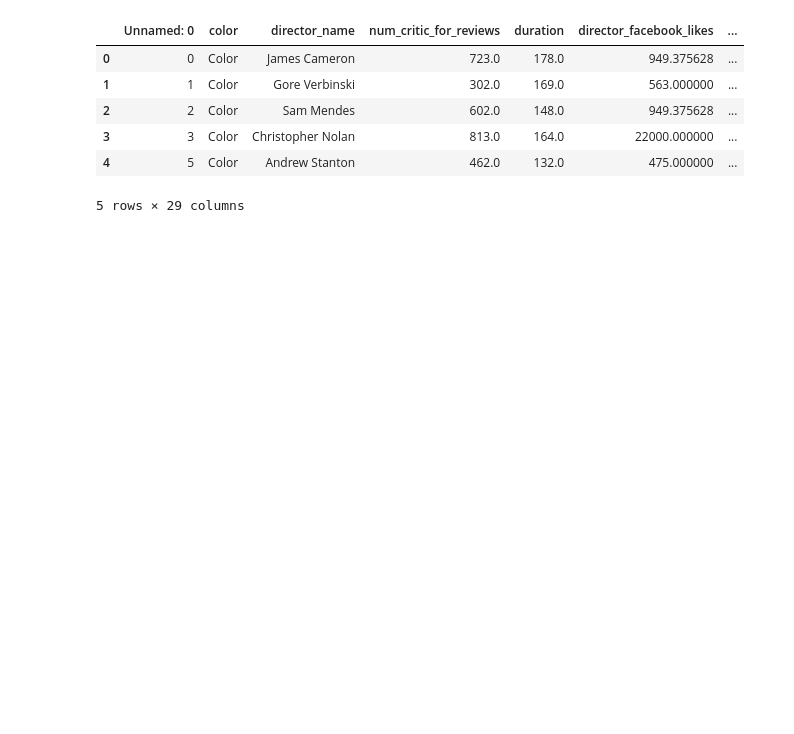
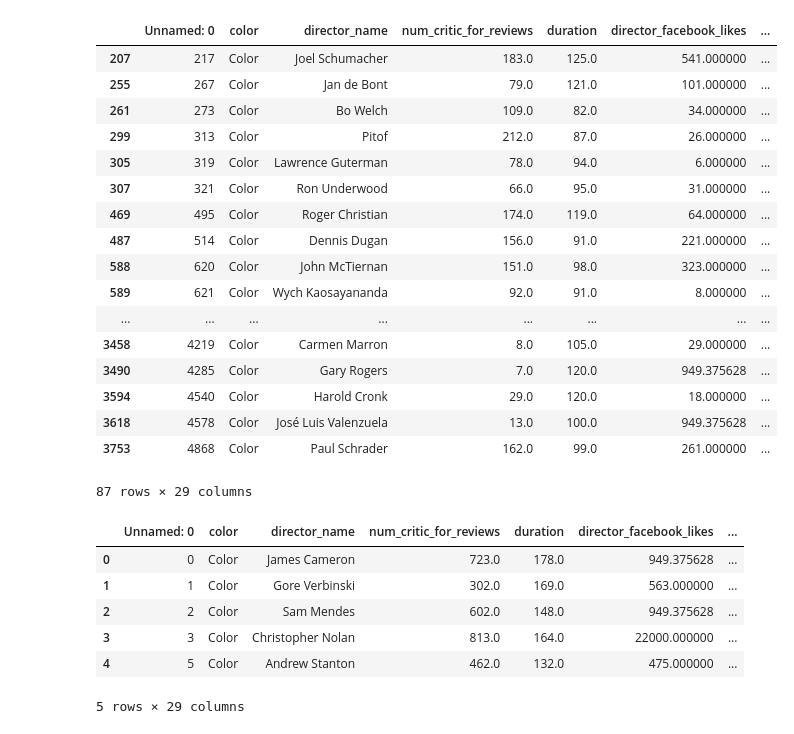
Before and after one commit to kuldeepemol/project-3, a Jupyter notebook: machine_learning.ipynb, the cells around one changed output. Cells and saved outputs as stored; diff of their text form; code cells hidden in the pictures; blank space fills up the shorter version.

```diff
--- a/machine_learning.ipynb
+++ b/machine_learning.ipynb
@@ -4,6 +4,27 @@ import matplotlib.pyplot as plt
 from sklearn.externals import joblib
 # %%
 mov_df = pd.read_csv("Resources/cleaned_data.csv")
+# %%
+mov_df.loc[mov_df['imdb_score']<4]
+# %% [output]
+|  | Unnamed: 0 | color | director_name | num_critic_for_reviews | duration | director_facebook_likes | ... |
+| 207 | 217 | Color | Joel Schumacher | 183.0 | 125.0 | 541.000000 | ... |
+| 255 | 267 | Color | Jan de Bont | 79.0 | 121.0 | 101.000000 | ... |
+| 261 | 273 | Color | Bo Welch | 109.0 | 82.0 | 34.000000 | ... |
+| 299 | 313 | Color | Pitof | 212.0 | 87.0 | 26.000000 | ... |
+| 305 | 319 | Color | Lawrence Guterman | 78.0 | 94.0 | 6.000000 | ... |
+| 307 | 321 | Color | Ron Underwood | 66.0 | 95.0 | 31.000000 | ... |
+| 469 | 495 | Color | Roger Christian | 174.0 | 119.0 | 64.000000 | ... |
+| 487 | 514 | Color | Dennis Dugan | 156.0 | 91.0 | 221.000000 | ... |
+| 588 | 620 | Color | John McTiernan | 151.0 | 98.0 | 323.000000 | ... |
+| 589 | 621 | Color | Wych Kaosayananda | 92.0 | 91.0 | 8.000000 | ... |
+| ... | ... | ... | ... | ... | ... | ... | ... |
+| 3458 | 4219 | Color | Carmen Marron | 8.0 | 105.0 | 29.000000 | ... |
+| 3490 | 4285 | Color | Gary Rogers | 7.0 | 120.0 | 949.375628 | ... |
+| 3594 | 4540 | Color | Harold Cronk | 29.0 | 120.0 | 18.000000 | ... |
+| 3618 | 4578 | Color | José Luis Valenzuela | 13.0 | 100.0 | 949.375628 | ... |
+| 3753 | 4868 | Color | Paul Schrader | 162.0 | 99.0 | 261.000000 | ... |
+87 rows × 29 columns
 # %%
 # Bin the score into 4 buckets: less than 4, 4~6, 6~8 and 8~10, which represents bad, OK, good and excellent respectively.
 bins = [0,4,6,8,10]
```
Also changed, not shown: parts of 8 cells of this notebook, 7 other files.
